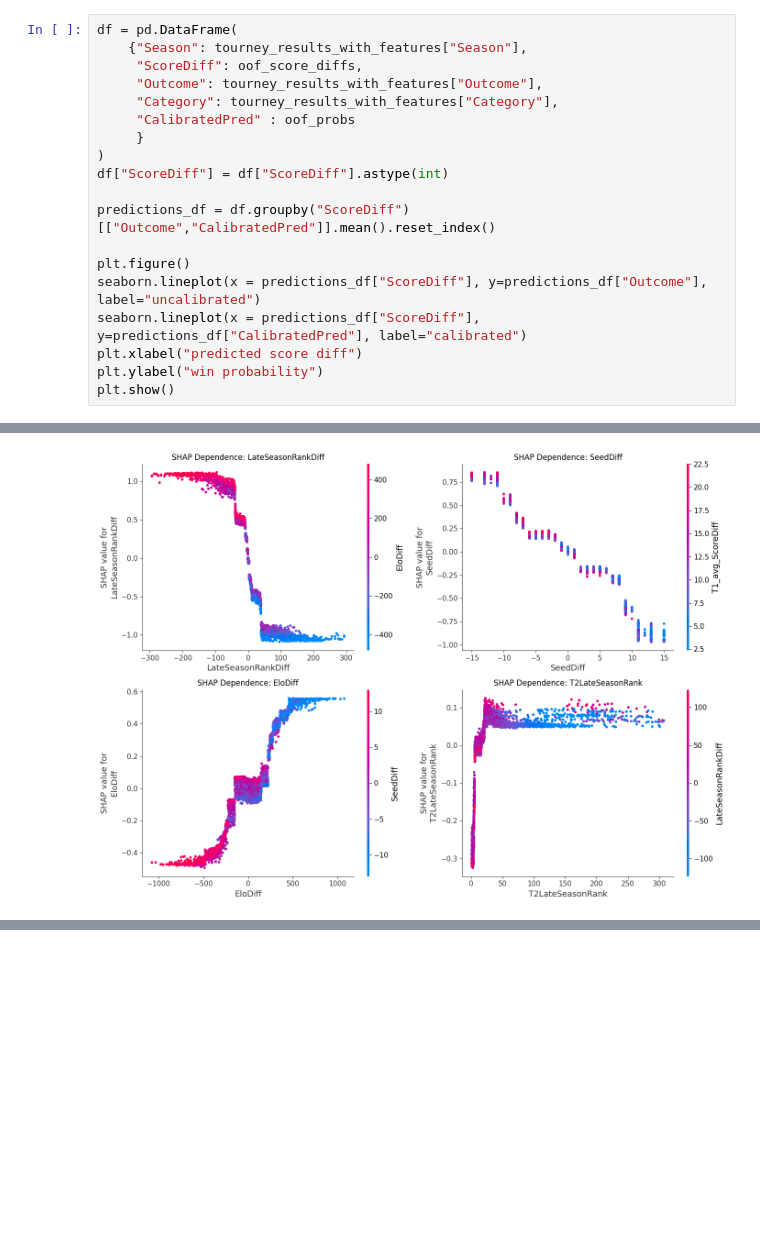
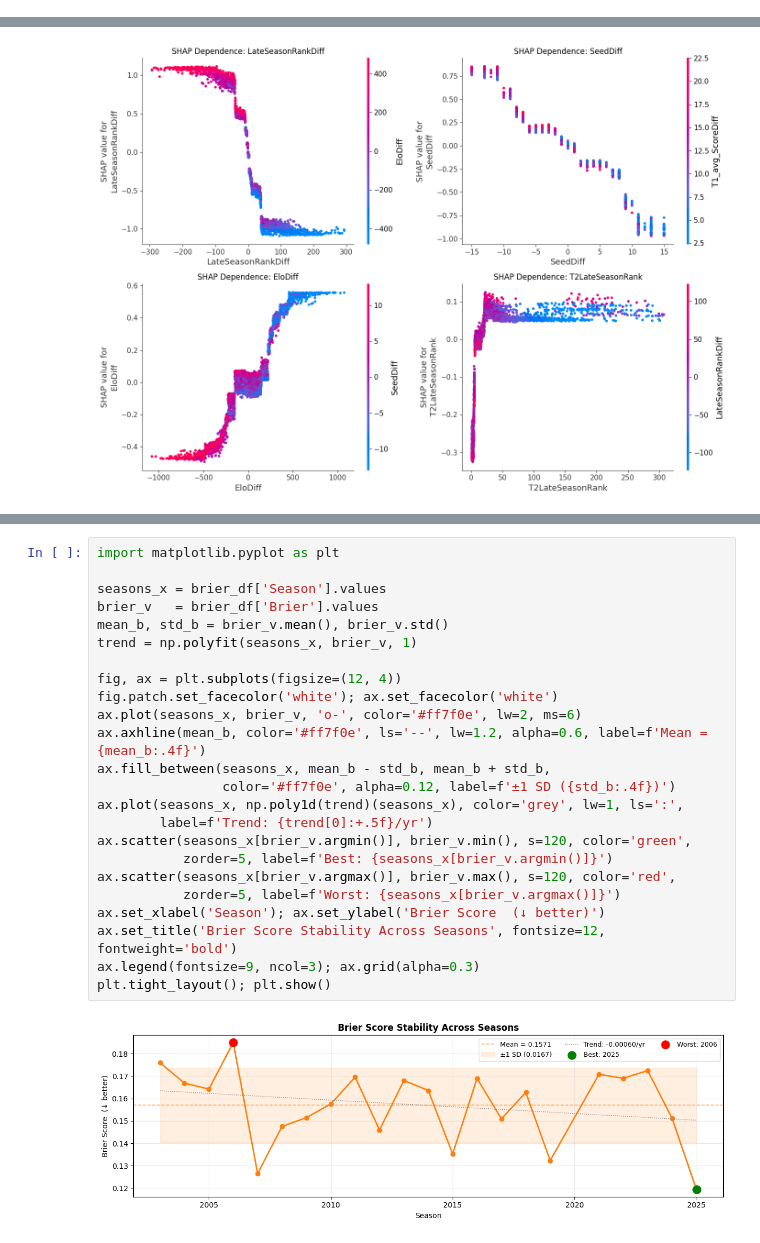
Before and after one commit to cico-rial/march-madness, a Jupyter notebook: march-madness_imp.ipynb, the cells around one changed output, grey strips where cells are left out. Drawn from its saved outputs; the diff is of its cells as text; blank space fills up the shorter version.

Commit message:
Updated march-madness_imp.ipynb
Included dashboarding, model temporal performance and tourney data injection

```diff
--- a/march-madness_imp.ipynb
+++ b/march-madness_imp.ipynb
@@ -2195,19 +2046,0 @@ Length: 157, dtype: float32
-# %%
-df = pd.DataFrame(
-    {"Season": tourney_results_with_features["Season"],
-     "ScoreDiff": oof_score_diffs,
-     "Outcome": tourney_results_with_features["Outcome"],
-     "Category": tourney_results_with_features["Category"],
-     "CalibratedPred" : oof_probs
-     }
-)
-df["ScoreDiff"] = df["ScoreDiff"].astype(int)
-
-predictions_df = df.groupby("ScoreDiff")[["Outcome","CalibratedPred"]].mean().reset_index()
-
-plt.figure()
-seaborn.lineplot(x = predictions_df["ScoreDiff"], y=predictions_df["Outcome"], label="uncalibrated")
-seaborn.lineplot(x = predictions_df["ScoreDiff"], y=predictions_df["CalibratedPred"], label="calibrated")
-plt.xlabel("predicted score diff")
-plt.ylabel("win probability")
-plt.show()
@@ -2431,0 +2496,26 @@ plt.show()
+# %%
+import matplotlib.pyplot as plt
+
+seasons_x = brier_df['Season'].values
+brier_v   = brier_df['Brier'].values
+mean_b, std_b = brier_v.mean(), brier_v.std()
+trend = np.polyfit(seasons_x, brier_v, 1)
+
+fig, ax = plt.subplots(figsize=(12, 4))
+fig.patch.set_facecolor('white'); ax.set_facecolor('white')
+ax.plot(seasons_x, brier_v, 'o-', color='#ff7f0e', lw=2, ms=6)
+ax.axhline(mean_b, color='#ff7f0e', ls='--', lw=1.2, alpha=0.6, label=f'Mean = {mean_b:.4f}')
+ax.fill_between(seasons_x, mean_b - std_b, mean_b + std_b,
+                color='#ff7f0e', alpha=0.12, label=f'±1 SD ({std_b:.4f})')
+ax.plot(seasons_x, np.poly1d(trend)(seasons_x), color='grey', lw=1, ls=':',
+        label=f'Trend: {trend[0]:+.5f}/yr')
+ax.scatter(seasons_x[brier_v.argmin()], brier_v.min(), s=120, color='green',
+           zorder=5, label=f'Best: {seasons_x[brier_v.argmin()]}')
+ax.scatter(seasons_x[brier_v.argmax()], brier_v.max(), s=120, color='red',
+           zorder=5, label=f'Worst: {seasons_x[brier_v.argmax()]}')
+ax.set_xlabel('Season'); ax.set_ylabel('Brier Score  (↓ better)')
+ax.set_title('Brier Score Stability Across Seasons', fontsize=12, fontweight='bold')
+ax.legend(fontsize=9, ncol=3); ax.grid(alpha=0.3)
+plt.tight_layout(); plt.show()
+# %% [output]
+[figure, added]
```
Also changed, not shown: parts of 26 cells of this notebook.
